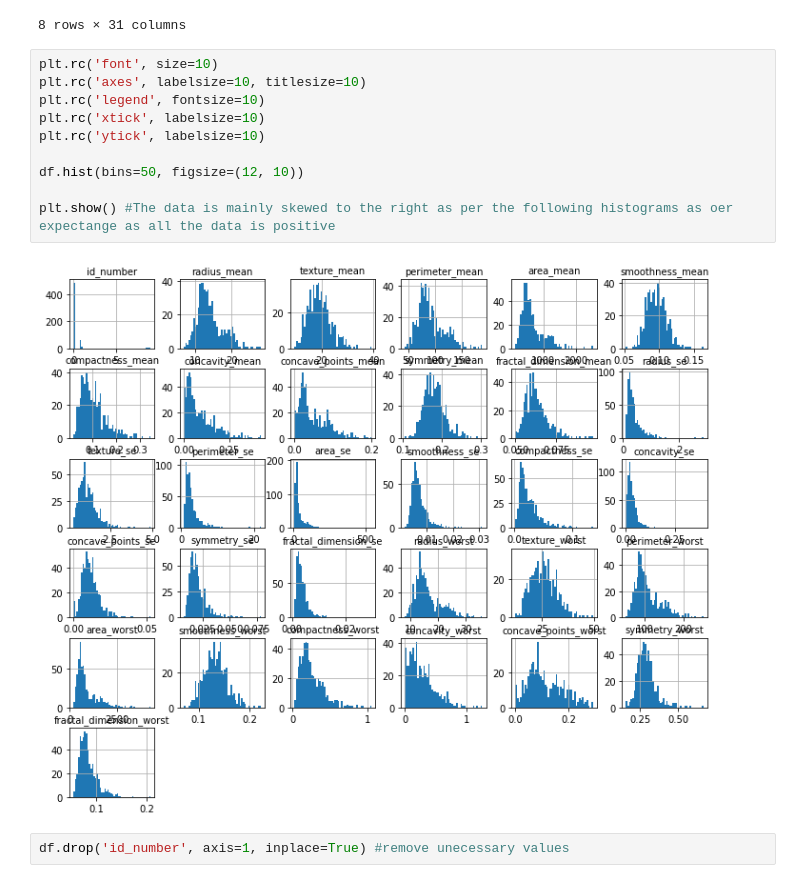
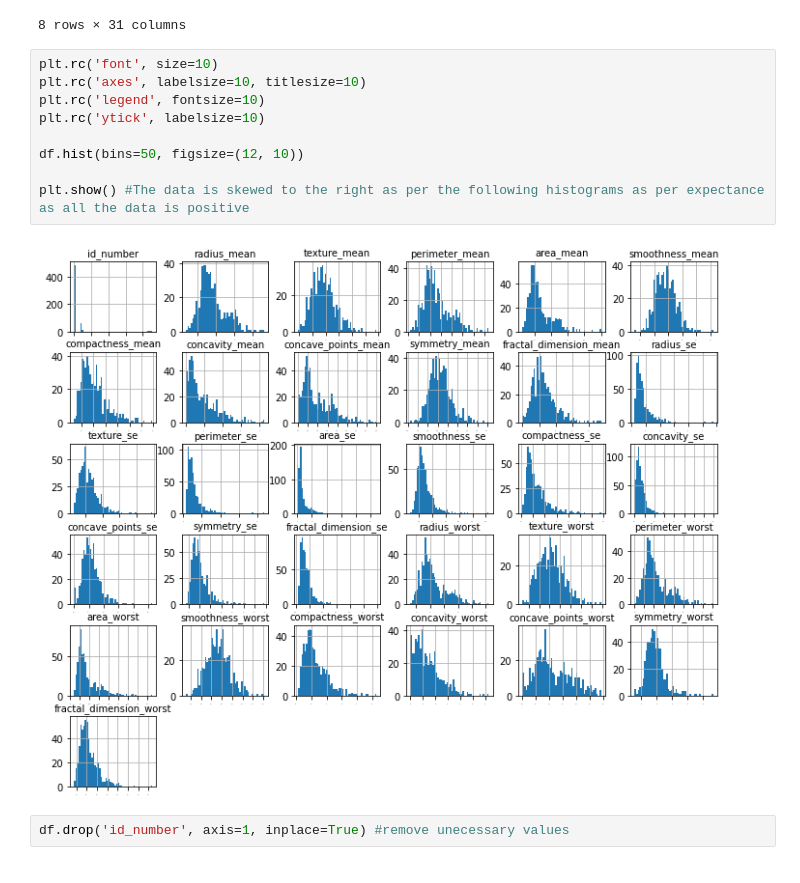
Before and after one commit to Aaryan-Patel2/BreastCancerProject, a Jupyter notebook: logistic_reg.ipynb, the cells around one changed output. Cells and saved outputs as stored; diff of their text form.

```diff
--- a/logistic_reg.ipynb
+++ b/logistic_reg.ipynb
@@ -78,15 +82,14 @@ df.describe()
 # %%
 plt.rc('font', size=10)
 plt.rc('axes', labelsize=10, titlesize=10)
 plt.rc('legend', fontsize=10)
-plt.rc('xtick', labelsize=10)
 plt.rc('ytick', labelsize=10)
 
 df.hist(bins=50, figsize=(12, 10))
 
-plt.show() #The data is mainly skewed to the right as per the following histograms as oer expectange as all the data is positive
+plt.show() #The data is skewed to the right as per the following histograms as per expectance as all the data is positive
 # %% [output]
-[figure, old version]
+[figure, new version]
 # %%
 df.drop('id_number', axis=1, inplace=True) #remove unecessary values
 # %%
```
Also changed, not shown: parts of 15 cells of this notebook.
